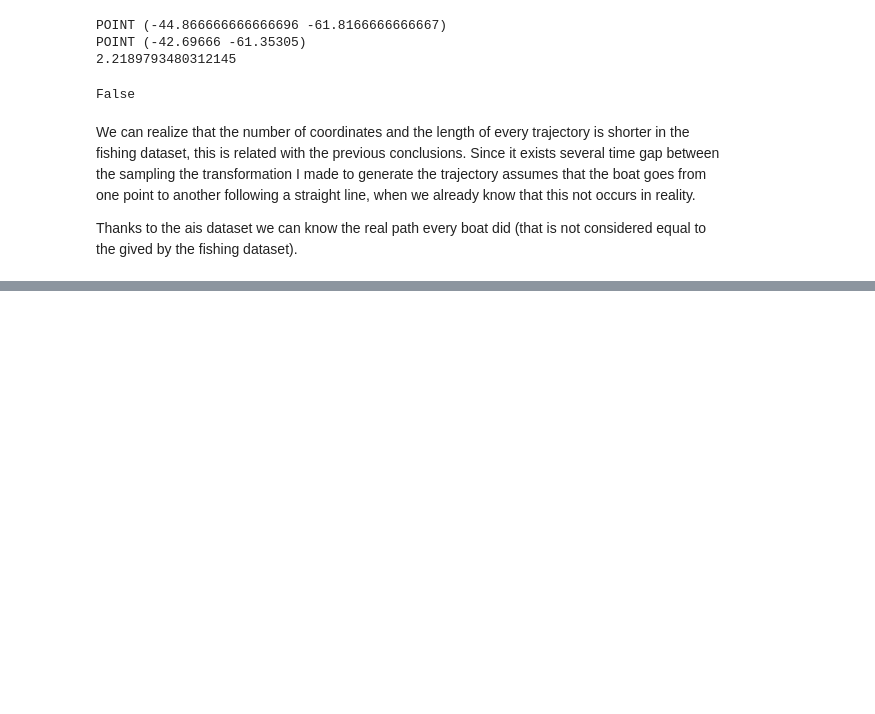
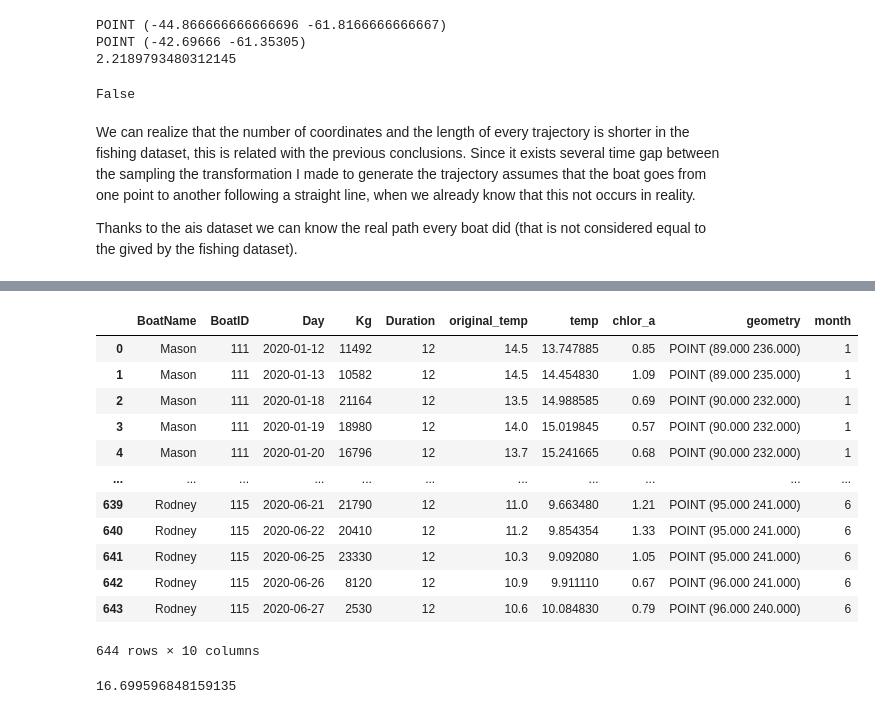
Before and after one commit to Nhok95/DMT_LAB2, a Jupyter notebook: querying.ipynb, the cells around one changed output, grey strips where cells are left out. Saved outputs shown, nothing was run; the diff lists cells and outputs as text; code cells hidden in the pictures; blank space fills up the shorter version.

```diff
--- a/querying.ipynb
+++ b/querying.ipynb
@@ -266,0 +310,23 @@ Thanks to the ais dataset we can know the real path every boat did (that is not
+# %%
+geoFishingDF_filtered['month'] = pd.DatetimeIndex(geoFishingDF_filtered['Day']).month
+geoFishingDF_filtered
+# %% [output]
+|  | BoatName | BoatID | Day | Kg | Duration | original_temp | temp | chlor_a | geometry | month |
+| 0 | Mason | 111 | 2020-01-12 | 11492 | 12 | 14.5 | 13.747885 | 0.85 | POINT (89.000 236.000) | 1 |
+| 1 | Mason | 111 | 2020-01-13 | 10582 | 12 | 14.5 | 14.454830 | 1.09 | POINT (89.000 235.000) | 1 |
+| 2 | Mason | 111 | 2020-01-18 | 21164 | 12 | 13.5 | 14.988585 | 0.69 | POINT (90.000 232.000) | 1 |
+| 3 | Mason | 111 | 2020-01-19 | 18980 | 12 | 14.0 | 15.019845 | 0.57 | POINT (90.000 232.000) | 1 |
+| 4 | Mason | 111 | 2020-01-20 | 16796 | 12 | 13.7 | 15.241665 | 0.68 | POINT (90.000 232.000) | 1 |
+| ... | ... | ... | ... | ... | ... | ... | ... | ... | ... | ... |
+| 639 | Rodney | 115 | 2020-06-21 | 21790 | 12 | 11.0 | 9.663480 | 1.21 | POINT (95.000 241.000) | 6 |
+| 640 | Rodney | 115 | 2020-06-22 | 20410 | 12 | 11.2 | 9.854354 | 1.33 | POINT (95.000 241.000) | 6 |
+| 641 | Rodney | 115 | 2020-06-25 | 23330 | 12 | 10.3 | 9.092080 | 1.05 | POINT (95.000 241.000) | 6 |
+| 642 | Rodney | 115 | 2020-06-26 | 8120 | 12 | 10.9 | 9.911110 | 0.67 | POINT (96.000 241.000) | 6 |
+| 643 | Rodney | 115 | 2020-06-27 | 2530 | 12 | 10.6 | 10.084830 | 0.79 | POINT (96.000 240.000) | 6 |
+644 rows × 10 columns
+# %%
+Boat = geoFishingDF_filtered[(geoFishingDF_filtered["BoatID"] == 111) & (geoFishingDF_filtered["month"] == 1)]
+BoatLS = LineString([x for x in Boat.geometry])
+BoatLS.length
+# %% [output]
+16.699596848159135
```
Also changed, not shown: parts of 11 cells of this notebook, 50 other files.
